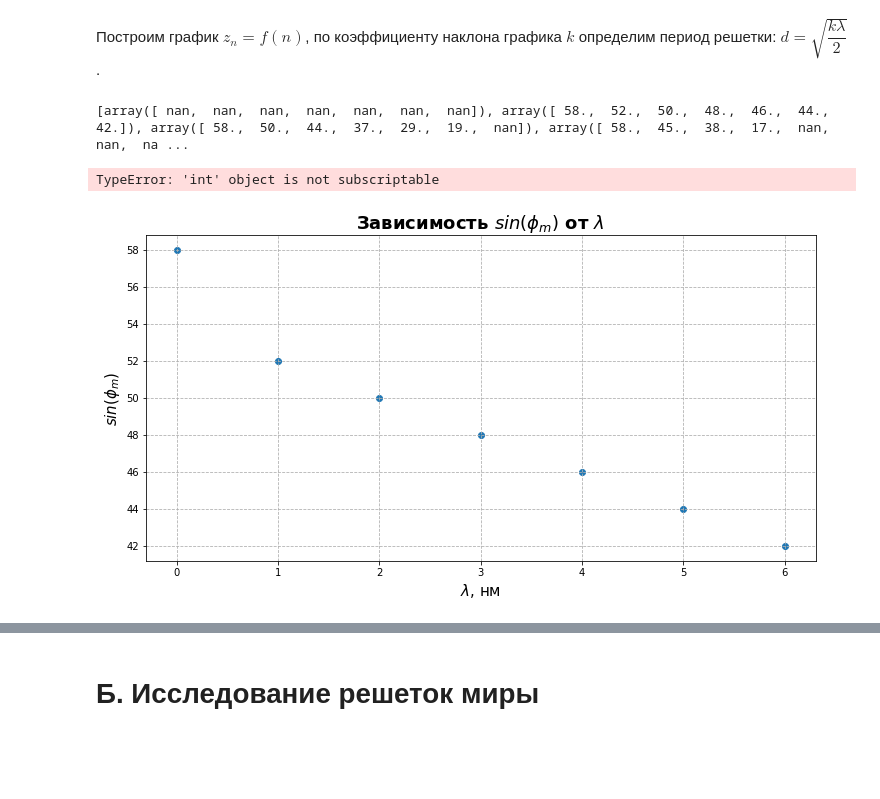
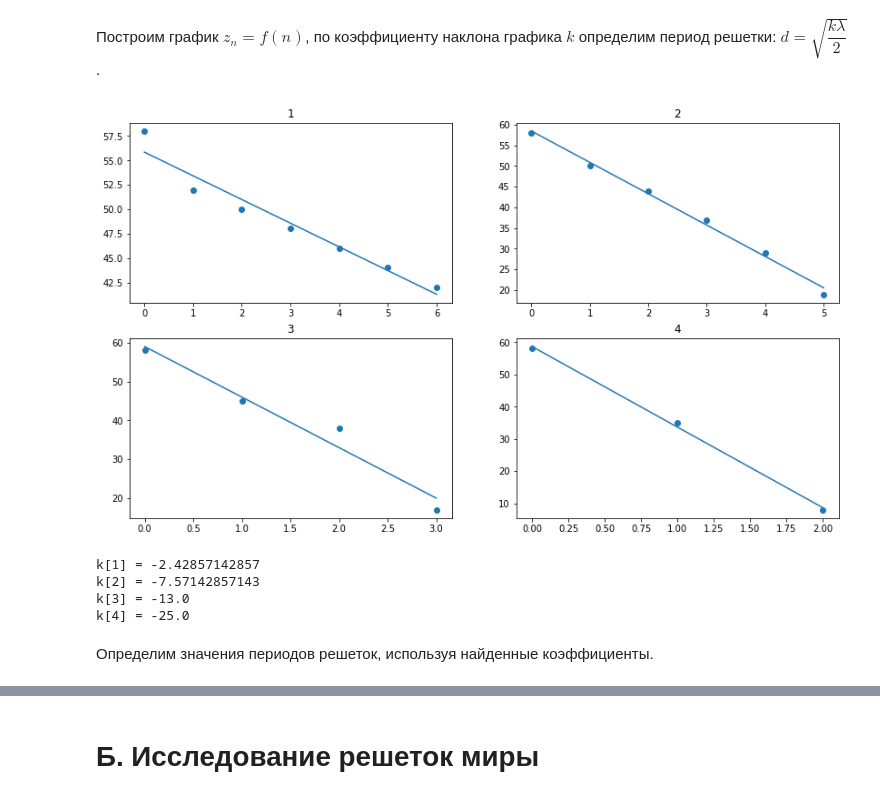
Before and after one commit to alenmarz/physics-4sem-labs, a Jupyter notebook: lab-436.ipynb, the cells around one changed output, grey strips where cells are left out. Cells and saved outputs as stored; diff of their text form; code cells hidden in the pictures; blank space fills up the shorter version.

```diff
--- a/lab-436.ipynb
+++ b/lab-436.ipynb
@@ -48,6 +50,11 @@ for i in range(len(data)):
 Определим размеры клеток, полученных с помощью линзы, на экране (рассматриваем геометрическое
 изображение решётки) ($D$). Расстояние от линзы до сетки $a$, от линзы до экрана $b$, тогда период сетки
 считается по формуле $d = D \dfrac{a}{b}$.
+# %%
+d_method2 = list()
+for i in range(len(data)):
+    d_method2.append( * data.values[i, 3])
+pd.DataFrame(d_method2, columns=['$d$, мм'], index=range(1, 6))
 # %% [markdown]
 ### Исследование эффекта саморепродукции с помощью сеток
 # %% [markdown]
@@ -67,40 +111,23 @@ data2.head(len(data))
 # %%
 y = []
 x = []
 for i in range(5):
-    y.append(data2.values[i, :])
-    x.append(range(0, 7))
+    y.append(data2.values[i, :].tolist())
+    x.append(list(range(7)))
 
-print(y)
-
-k = [0 for i in range(5)]
-b = [0 for i in range(5)]
-
-for i in range(5):
-    k[i], b[i] = np.polyfit(x[i], y[i], deg=1)
+k1 = plot_set(x, y)
 # %% [output]
-[array([ nan,  nan,  nan,  nan,  nan,  nan,  nan]), array([ 58.,  52.,  50.,  48.,  46.,  44.,  42.]), array([ 58.,  50.,  44.,  37.,  29.,  19.,  nan]), array([ 58.,  45.,  38.,  17.,  nan,  nan,  na ...
+[figure, added]
-# %%
-plt.figure(figsize=(12, 6))
-plt.grid(linestyle='--')
-
-plt.title('Зависимость $sin(\phi_m)$ от $\lambda$', fontweight='bold', fontsize=18)
-plt.ylabel('$sin(\phi_m)$', fontsize=15)
-plt.xlabel('$\lambda$, нм', fontsize=15)
-
-i = 1
-
-plt.scatter(x[i], y[i])
-
-plt.plot(x[i], k[i] * x[i] + b[i])
-
-#plt.errorbar(x, y, xerr=dx, yerr=dy, fmt='o')
-
-plt.xlim((400, 650))
-plt.ylim((-0.07, 0.07))
-
-plt.legend()
-plt.show()
-# %% [output]
-TypeError: 'int' object is not subscriptable
-[figure, removed]
+# %%
+def print_k(k):
+    for i in range(len(k)):
+        print('k[', i + 1, '] = ', k[i], sep='')
+
+print_k(k1)
+# %% [output]
+k[1] = -2.42857142857
+k[2] = -7.57142857143
+k[3] = -13.0
+k[4] = -25.0
+# %% [markdown]
+Определим значения периодов решеток, используя найденные коэффициенты.
```
Also changed, not shown: parts of 22 cells of this notebook, 1 other file.
